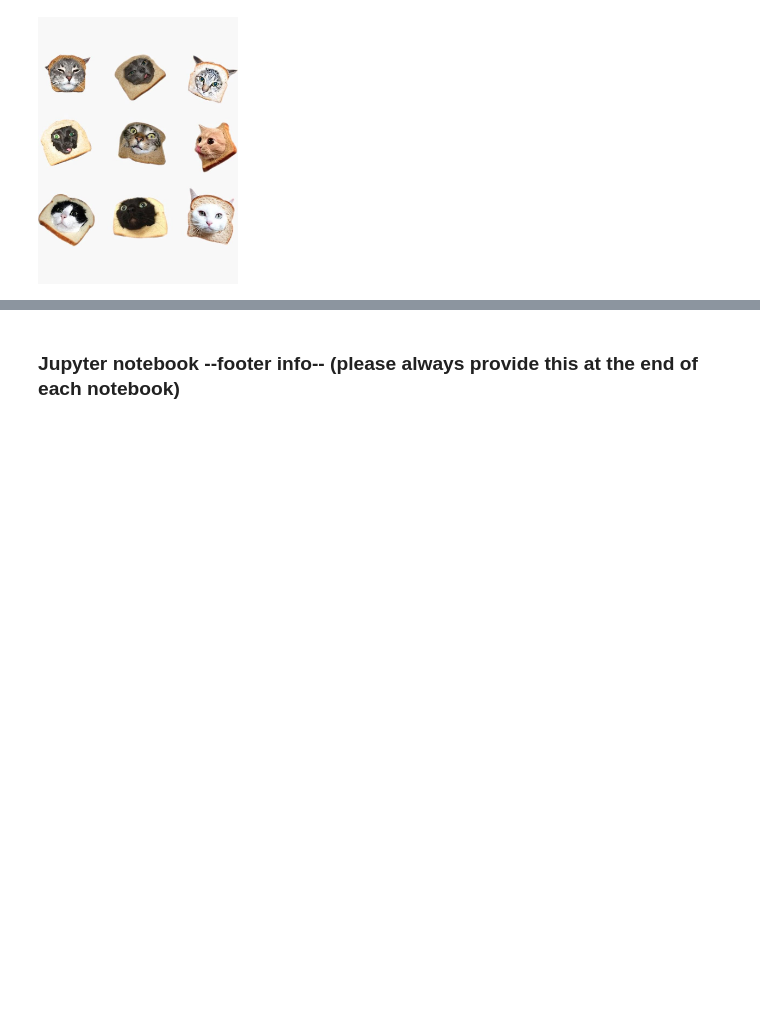
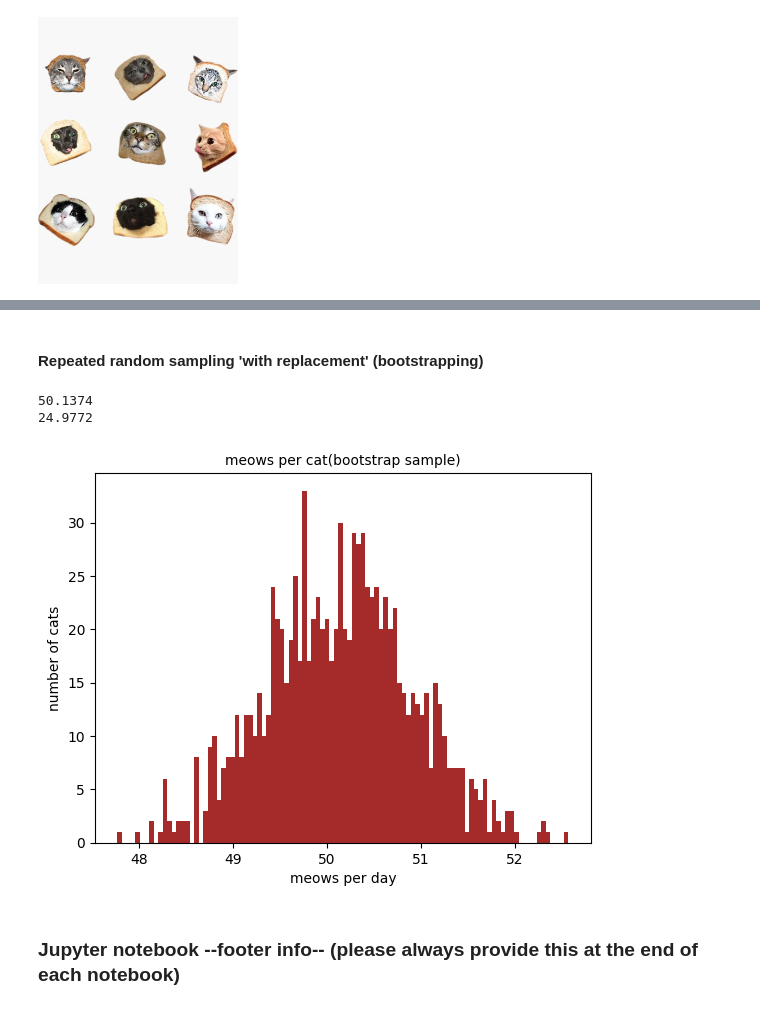
Before and after one commit to kitty365/data_analytics, a Jupyter notebook: Week_06/population_and_samples.ipynb, the cells around one changed output, grey strips where cells are left out. Drawn from its saved outputs; the diff is of its cells as text; code cells hidden in the pictures; blank space fills up the shorter version.

```diff
--- a/Week_06/population_and_samples.ipynb
+++ b/Week_06/population_and_samples.ipynb
@@ -165,3 +192,53 @@ plt.show()
+# %% [markdown]
+#### Repeated random sampling 'with replacement' (bootstrapping)
+# %%
+def bootstrap(p_mean= 50, p_std= 10, num_iter = 500, sample_size = 200):
+    """
+    Creates bootstrap sample from a distribution.
+
+    :param p_mean population mean. Type = int, float
+    :param p_std. Type = int, float
+    :param p_n. Type = int, float
+    :param num_iterations: number of iterations. Type = int
+    :param sample_size: size of single bootstrap sample. Type = int
+    :return: plot of bootstrap sample.
+    """
+
+    # Setting a seed to restore the random numbers later
+    random.seed(42)
+
+    # Generate (normally distributed) data
+    pop = np.random.normal(loc=p_mean, scale=p_std, size=p_n)
+
+    # Create empty lists to save results of iterations
+    sample_mean = []
+    sample_std  = []
+
+    # Loop for iterations
+    for i in range(num_iter):
+        samp = random.sample(pop.tolist(), sample_size)
+        avg = np.mean(samp)
+        std = np.std(samp)
+        sample_mean.append(avg)
+        sample_std.append(std)
+
+    # Print mean and sd of bootsstapped distribution
+    print(f'{np.mean(sample_mean):.4f}')
+    print(f'{np.mean(sample_std):.4f}')
+
+    # Plot histogram based on the bootstrapped data
+    plt.hist(sample_mean, bins = 100, color='brown')
+    plt.title('meows per cat(bootstrap sample)', fontsize=10)
+    plt.xlabel('meows per day')
+    plt.ylabel('number of cats')
+    plt.show()
+
+# Function call
+bootstrap(p_mean=50, p_std=25, num_iter = 1000, sample_size = 1000)
+# %% [output]
+50.1374
+24.9772
+[figure, added]
 # %% [markdown]
 ### Jupyter notebook --footer info-- (please always provide this at the end of each notebook)
 # %%
```
Also changed, not shown: parts of 7 cells of this notebook, 1 other file.
